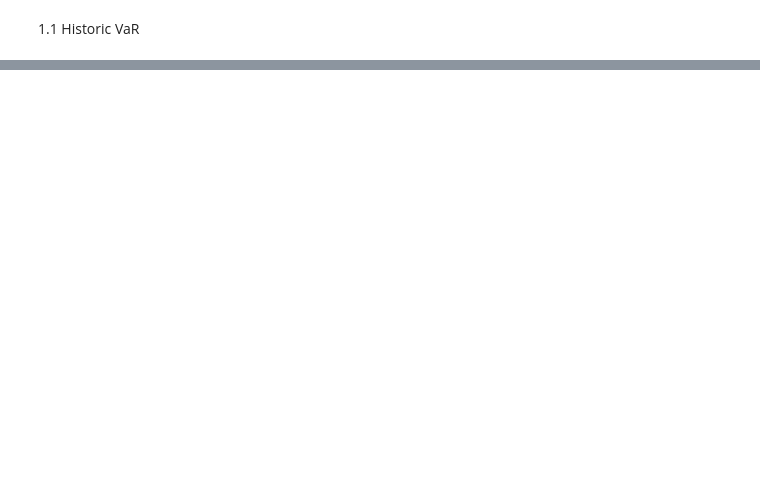
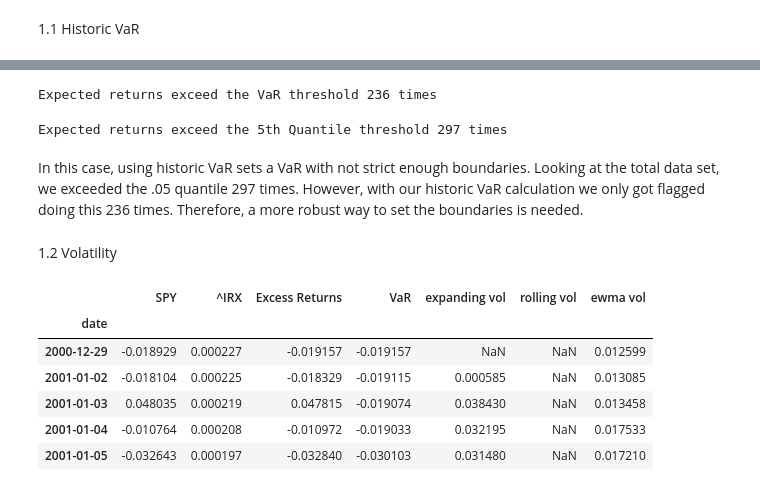
Before and after one commit to ekopen/finm-portfolio-2024, a Jupyter notebook: homework/Eric Kopen HW3.ipynb, the cells around one changed output, grey strips where cells are left out. Cells and saved outputs as stored; diff of their text form; code cells hidden in the pictures; blank space fills up the shorter version.

```diff
--- a/homework/Eric Kopen HW3.ipynb
+++ b/homework/Eric Kopen HW3.ipynb
@@ -52,0 +55,39 @@ df
+# %%
+VaRcount = (df['Excess Returns'] <= df['VaR']).sum()
+print("Expected returns exceed the VaR threshold {} times".format(VaRcount))
+# %% [output]
+Expected returns exceed the VaR threshold 236 times
+# %%
+quantile_5th = df['Excess Returns'].quantile(0.05)
+quantile_5th_count = (df['Excess Returns'] <= quantile_5th).sum()
+print("Expected returns exceed the 5th Quantile threshold {} times".format(quantile_5th_count))
+# %% [output]
+Expected returns exceed the 5th Quantile threshold 297 times
+# %% [markdown]
+In this case, using historic VaR sets a VaR with not strict enough boundaries. Looking at the total data set, we exceeded the .05 quantile 297 times. However, with our historic VaR calculation we only got flagged doing this 236 times. Therefore, a more robust way to set the boundaries is needed.
+# %% [markdown]
+1.2 Volatility
+# %%
+df['expanding vol'] = df['Excess Returns'].expanding().std()
+df['rolling vol'] = df['Excess Returns'].rolling(window=30).std()
+
+theta = 0.94
+initial_vol = .2/np.sqrt(252)
+ewma_vol = np.zeros(len(df['Excess Returns']))
+ewma_vol[0] = initial_vol**2
+
+for t in range(1,len(df['Excess Returns'])):
+    ewma_vol[t] = theta * ewma_vol[t-1] + (1 - theta) * df['Excess Returns'].iloc[t-1]**2
+
+ewma_vol =np.sqrt(ewma_vol)
+df['ewma vol'] = ewma_vol
+
+df.head()
+# %% [output]
+|  | SPY | ^IRX | Excess Returns | VaR | expanding vol | rolling vol | ewma vol |
+| date |  |  |  |  |  |  |  |
+| 2000-12-29 | -0.018929 | 0.000227 | -0.019157 | -0.019157 | NaN | NaN | 0.012599 |
+| 2001-01-02 | -0.018104 | 0.000225 | -0.018329 | -0.019115 | 0.000585 | NaN | 0.013085 |
+| 2001-01-03 | 0.048035 | 0.000219 | 0.047815 | -0.019074 | 0.038430 | NaN | 0.013458 |
+| 2001-01-04 | -0.010764 | 0.000208 | -0.010972 | -0.019033 | 0.032195 | NaN | 0.017533 |
+| 2001-01-05 | -0.032643 | 0.000197 | -0.032840 | -0.030103 | 0.031480 | NaN | 0.017210 |
```
Also changed, not shown: parts of 4 cells of this notebook.
